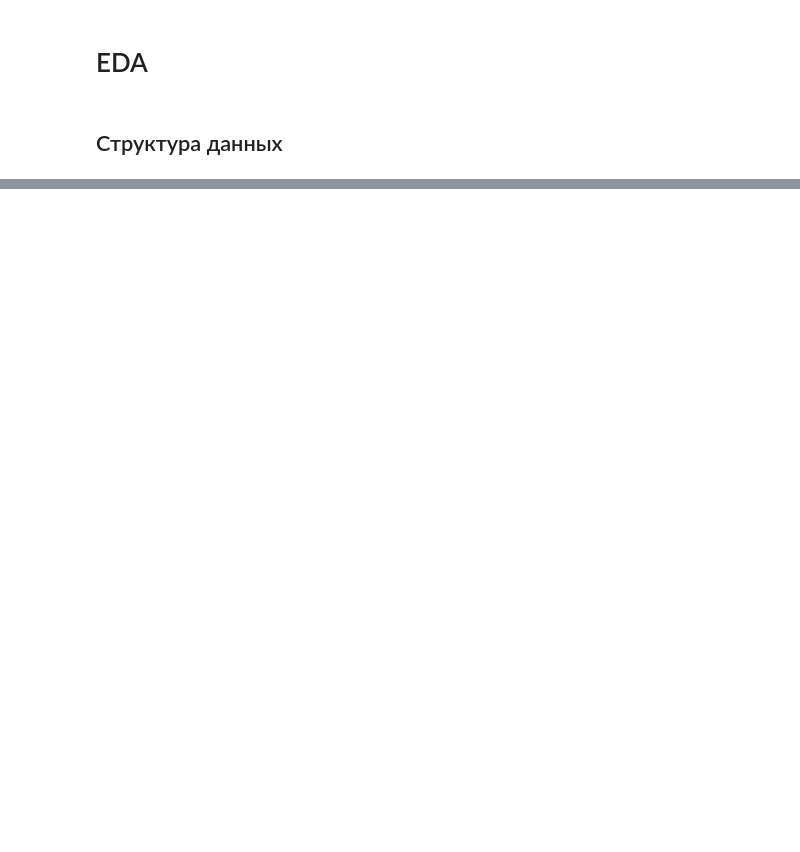
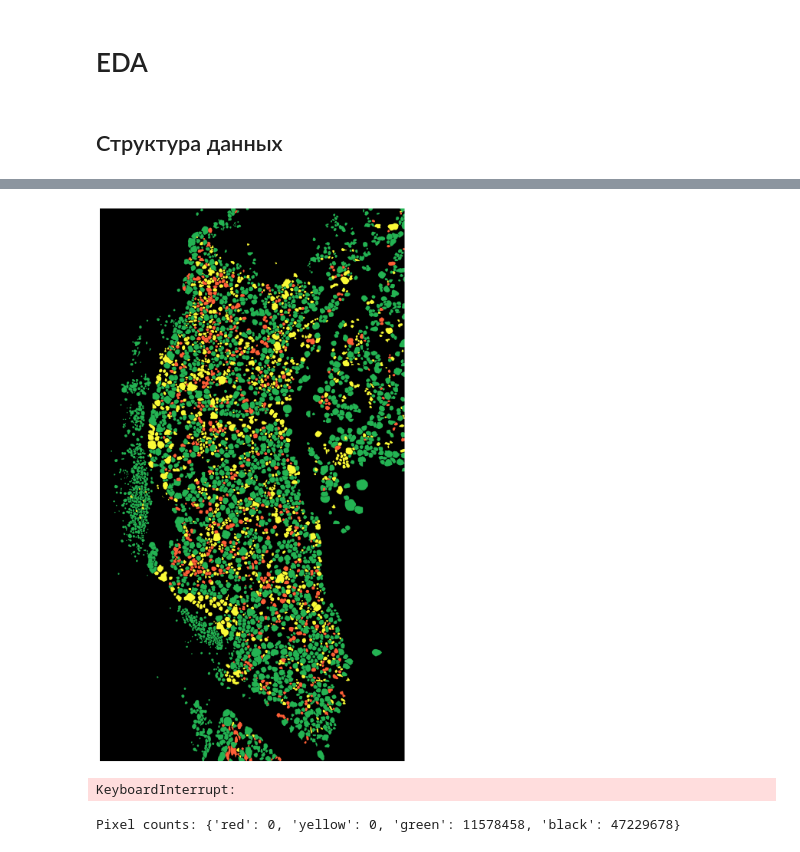
Before and after one commit to AlexeyChechetko/CW_forest_segmentation, a Jupyter notebook: EDA.ipynb, the cells around one changed output, grey strips where cells are left out. Cells and saved outputs as stored; diff of their text form; code cells hidden in the pictures; blank space fills up the shorter version.

Commit message:
Выяснено, какие цвета в rgb есть на маске. Функция подсчета пикселей

```diff
--- a/EDA.ipynb
+++ b/EDA.ipynb
@@ -12,6 +19,27 @@ print(files)
 # %%
+def visualization_images(paths):
+    with rasterio.open(path) as src:
+        r = src.read(1).astype(np.int16)
+        g = src.read(2).astype(np.int16)
+        b = src.read(3).astype(np.int16)
+
+        rgb = np.stack([r, g, b], axis=-1)
+
+        fig = plt.figure(figsize=(10, 15))
+
+        plt.imshow(rgb)
+        plt.tight_layout()
+        plt.axis('off')
+        plt.show()
+
+
 class EDA:
-    pass
+    def __init__(self):
+        pass
+
+visualization_images('data/TIF_original_image_with_mask&geodata.tif')
+# %% [output]
+[figure, added]
 # %%
 import rasterio
 import matplotlib.pyplot as plt
@@ -24,14 +52,15 @@ with rasterio.open(path) as src:
     g = src.read(2).astype(np.int16)
     b = src.read(3).astype(np.int16)
 
-    rgb = np.stack([r, g, b], axis=-1)
-
-    fig = plt.figure(figsize=(10, 15))
-
-    plt.imshow(rgb)
-    plt.tight_layout()
-    plt.axis('off')
-    plt.show()
+    with open('pixels.txt', 'w') as f:
+        for i in range(r.shape[0]):
+            for j in range(r.shape[1]):
+                f.write(str(b[i][j]) + ',' + str(g[i][j]) + ',' + str(r[i][j]) + '\n')
+# 55,96,255 -- красный
+# 55,250,250 -- желтый
+# 83,179,36 -- зеленый
+# %% [output]
+KeyboardInterrupt:
 # %%
 import rasterio
 
@@ -49,3 +78,37 @@ with rasterio.open(path) as src:
 
     print("🧾 Полные метаданные (src.meta):")
     print(src.meta)
+# %%
+import cv2
+import numpy as np
+from collections import Counter
+
+def count_pixels_by_color(image):
+    color_counts = {
+        'red': 0,
+        'yellow': 0,
+        'green': 0,
+        'black': 0
+    }
+
+    # Определим цвета в BGR (OpenCV использует BGR)
+    colors_bgr = {
+        'red':    ([0, 0, 200], [50, 50, 255]),
+        'yellow': ([0, 200, 200], [50, 255, 255]),
+        'green':  ([0, 150, 0], [90, 255, 50]),
+        'black':  ([0, 0, 0], [10, 10, 10])
+    }
+
+    for color, (lower, upper) in colors_bgr.items():
+        mask = cv2.inRange(image, np.array(lower), np.array(upper))
+        count = cv2.countNonZero(mask)
+        color_counts[color] = count
+
+    return color_counts
+
+image = cv2.imread('data/PNG_original_image_with_mask.png')
+# Подсчёт пикселей
+pixel_counts = count_pixels_by_color(image)
+print("Pixel counts:", pixel_counts)
+# %% [output]
+Pixel counts: {'red': 0, 'yellow': 0, 'green': 11578458, 'black': 47229678}
```
Also changed, not shown: parts of 3 cells of this notebook.
